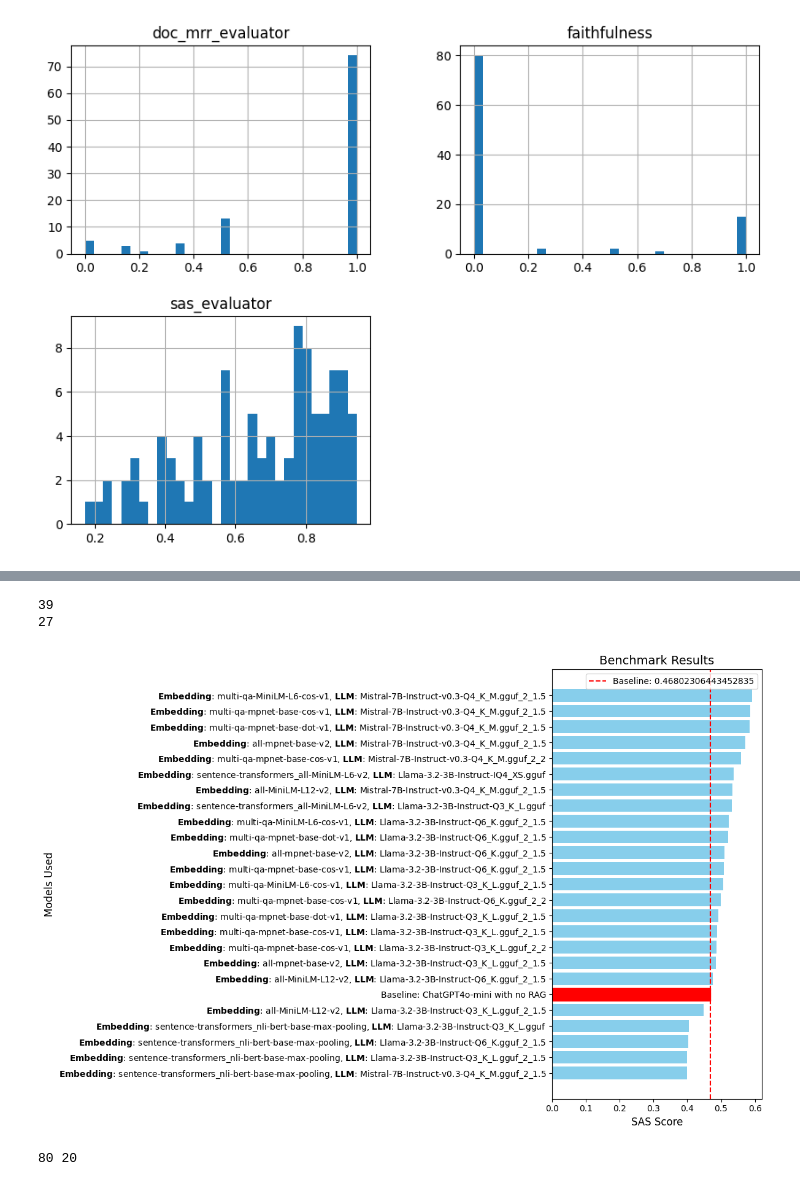
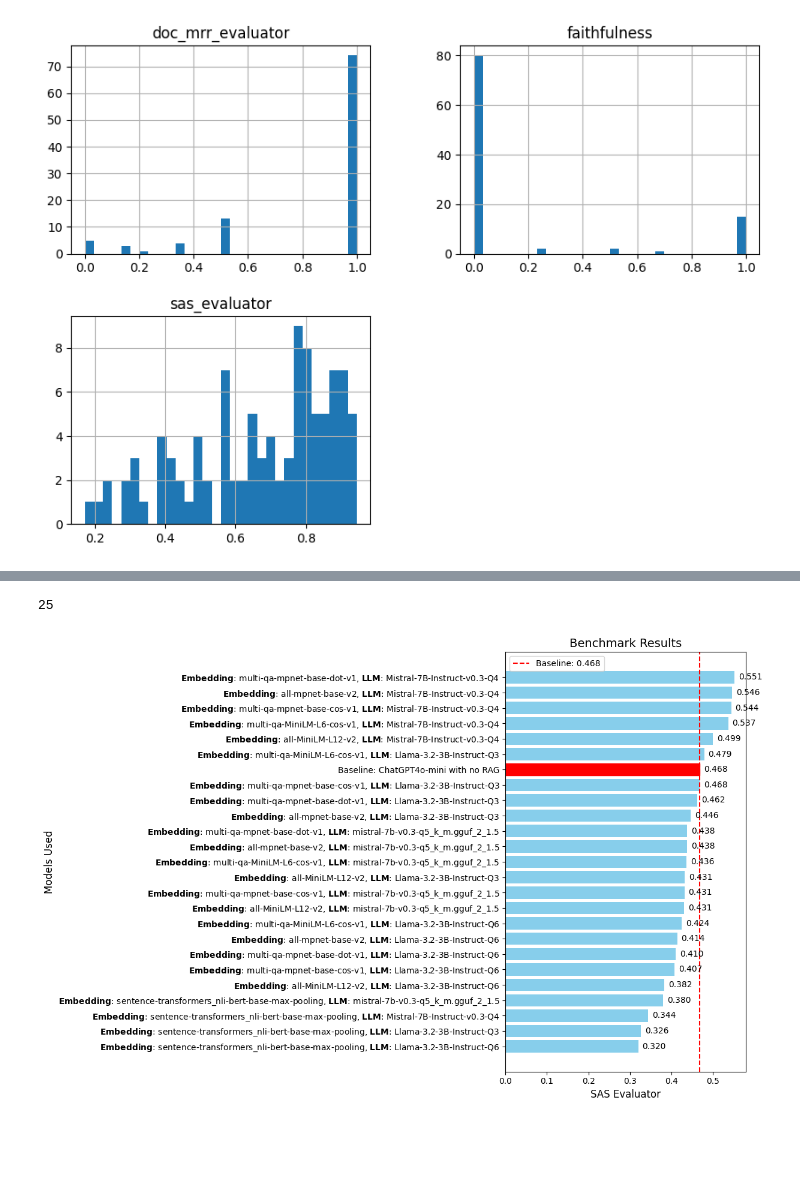
Before and after one commit to mategyerek/Capstone-RAG-project, a Jupyter notebook: Data Analysis Notebook.ipynb, the cells around one changed output, grey strips where cells are left out. Saved outputs shown, nothing was run; the diff lists cells and outputs as text; code cells hidden in the pictures; blank space fills up the shorter version.

```diff
--- a/Data Analysis Notebook.ipynb
+++ b/Data Analysis Notebook.ipynb
@@ -192,64 +269,0 @@ Key not matched: results_gpt4o-mini)_NO-RAG.csv
-# %%
-new_results = highest_eval('/Users/stefanbozhilov/Documents/GitHub/Capstone-RAG-project/new_results', 'sas_evaluator')
-results = highest_eval('/Users/stefanbozhilov/Documents/GitHub/Capstone-RAG-project/results', 'sas_evaluator')
-print(len(results))
-print(len(new_results))
-# %% [output]
-39
-27
-# %%
-import matplotlib.pyplot as plt
-import re
-
-def plot_benchmark_results(results, pattern, benchmark_file_path):
-    updated_results = {}
-
-    # Update the keys based on pattern matching
-    for key, value in results.items():
-        match = re.match(pattern, key)
-        if match:
-            embedding_model_name = match.group(1)
-            llm_name = match.group(2)
-            new_key = f'$\mathbf{{Embedding}}$: {embedding_model_name}, $\mathbf{{LLM}}$: {llm_name}'
-            updated_results[new_key] = value
-        elif key == benchmark_file_path:
-            updated_results['Baseline: ChatGPT4o-mini with no RAG'] = value
-        else:
-            # Ignore unmatched cases without doing anything (this is data that hasn't been generated from our experiment)
-            unmatched_pattern = r'^results_(inner-product|cosine)_all.*\.csv$'
-            if re.match(unmatched_pattern, key):
-                continue  # Skip unmatched keys completely
-            # If it's another unmatchable case, also skip it
-            continue
-
-    # Sort results by value
-    sorted_results = sorted(updated_results.items(), key=lambda item: item[1])
-
-    labels = [item[0] for item in sorted_results]
-    values = [item[1] for item in sorted_results]
-
-    # Plotting
-    plt.figure(figsize=(12, 8))
-    bars = plt.barh(labels, values, color='skyblue')
-    plt.xlabel("SAS Score", fontsize=12)
-    plt.ylabel("Models Used", fontsize=12)
-    plt.title("Benchmark Results", fontsize=14)
-    plt.tight_layout()
-
-    # Highlight benchmark value
-    benchmark_label = 'Baseline: ChatGPT4o-mini with no RAG'
-    if benchmark_label in labels:
-        benchmark_index = labels.index(benchmark_label)
-        benchmark_value = values[benchmark_index]
-        plt.axvline(benchmark_value, color='red', linestyle='--', label=f"Baseline: {benchmark_value}")
-        bars[benchmark_index].set_color('red')  # Color the bar of the benchmark
-
-    # Show plot
-    plt.legend()
-    plt.show()
-
-# Usage
-pattern = r'results_([a-zA-Z0-9\-\(\)_]+)_model_weights_([a-zA-Z0-9\.\-\_]+(?:-[a-zA-Z0-9]+)*)(?:-Q\d+.*)?(?:_gguf.*?\d+.*)?\.csv'
-plot_benchmark_results(new_results, pattern, 'results_gpt4o-mini)_NO-RAG.csv')
-# %% [output]
-[figure, removed]
@@ -277,4 +270,7 @@ val, test = split_list_data(questions, val_ratio= 0.8, test_ratio= 0.8)
-# %%
-print(len(val), len(test))
-# %% [output]
-80 20
+# %%
+with_question = highest_eval('results_allmodels_withquestion', 'sas_evaluator')
+print(len(with_question))
+plot_benchmark_results(with_question, pattern, 'SAS Evaluator', 'results_gpt4o-mini_NO-RAG.csv')
+# %% [output]
+25
+[figure, added]
```
Also changed, not shown: parts of 21 cells of this notebook, 8 other files.
